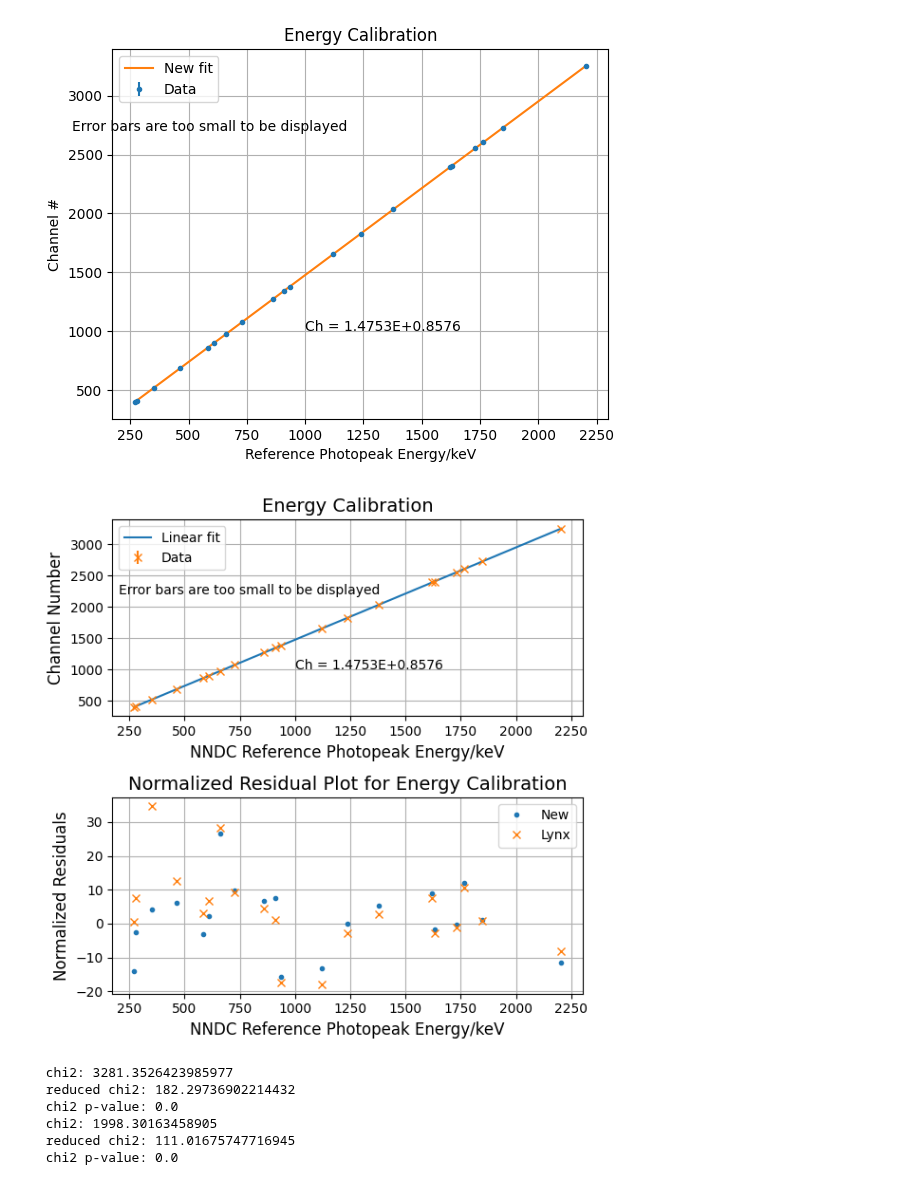
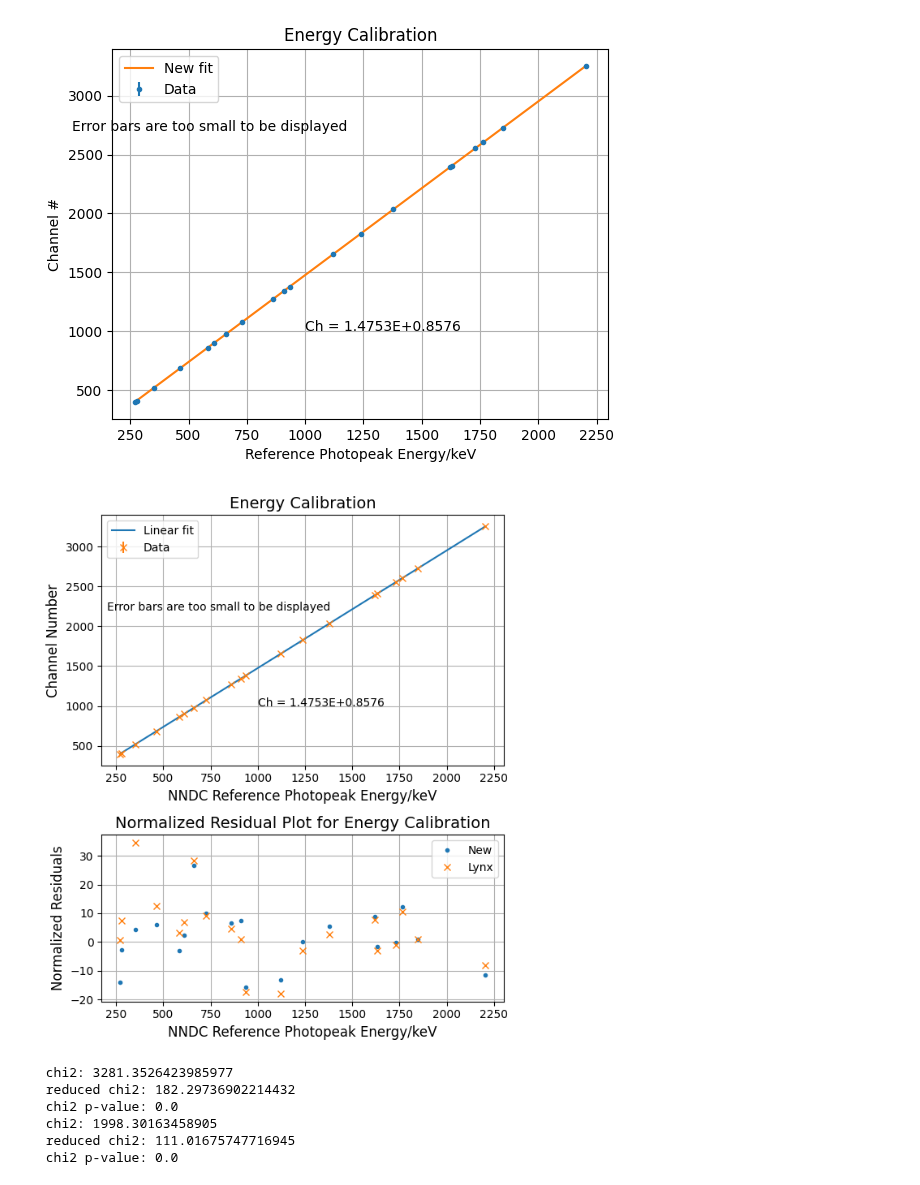
Before and after one commit to ngcnpeter/HPGe_lab_y3, a Jupyter notebook: formal_report.ipynb, the cells around one changed output. Drawn from its saved outputs; the diff is of its cells as text; code cells hidden in the pictures.

Commit message:
cal plots

```diff
--- a/formal_report.ipynb
+++ b/formal_report.ipynb
@@ -278,34 +250,34 @@ plt.grid()
 # %%
 label_size = 12
 title_size = 14
-fig_E,ax_E = plt.subplots(2,1,figsize = (6,6))
+fig_E,ax_E = plt.subplots(2,1,figsize = (6,7), gridspec_kw={'height_ratios': [3, 2]})
 ax_E[0].set_title('Energy Calibration',fontsize=title_size)
 ax_E[0].plot(x,E_fit(x),label= 'Linear fit')
 ax_E[0].errorbar(x,y,yerr= y_err, fmt = 'x',label = 'Data')
 ax_E[0].text(1000,1000,f'Ch = {E_par[0]:.4f}E+{E_par[1]:.4f}')
 ax_E[0].text(200,2200,'Error bars are too small to be displayed')
 ax_E[0].set_xlabel('NNDC Reference Photopeak Energy/keV',fontsize=label_size)
 ax_E[0].set_ylabel('Channel Number',fontsize=label_size)
 ax_E[0].grid()
 ax_E[0].legend()
 ax_E[1].set_title('Normalized Residual Plot for Energy Calibration',fontsize=title_size)
 ax_E[1].plot(x,(y-E_fit(x))/y_err,'.',label= 'New')
 ax_E[1].plot(x,(y-energy_to_chan(x))/y_err,'x',label = 'Lynx')
 ax_E[1].set_xlabel('NNDC Reference Photopeak Energy/keV',fontsize=label_size)
 ax_E[1].set_ylabel('Normalized Residuals',fontsize=label_size)
 ax_E[1].grid()
 ax_E[1].legend()
 fig_E.tight_layout()
 # ax[1].set_title('Residual Plot for Energy Calibration')
 # ax[1].plot(x,(y-E_fit(x)),'.',label= 'New')
 # ax[1].plot(x,(y-energy_to_chan(x)),'x',label = 'Lynx')
 # ax[1].set_xlabel('NNDC Reference Photopeak Energy/keV')
 # ax[1].set_ylabel('Residuals')
 # ax[1].grid()
 # ax[1].legend()
-#plt.savefig('formal_report_plots/E_cal.pdf')
+plt.savefig('formal_report_plots/E_cal.pdf')
 # %% [output]
-[figure, old version]
+[figure, new version]
 # %%
 chi2_prob(energy_to_chan(x),y,y_err,len(y)-2)
 chi2_prob(E_fit(x),y,y_err,len(y)-2)
```
Also changed, not shown: parts of 6 cells of this notebook, 5 other files.
